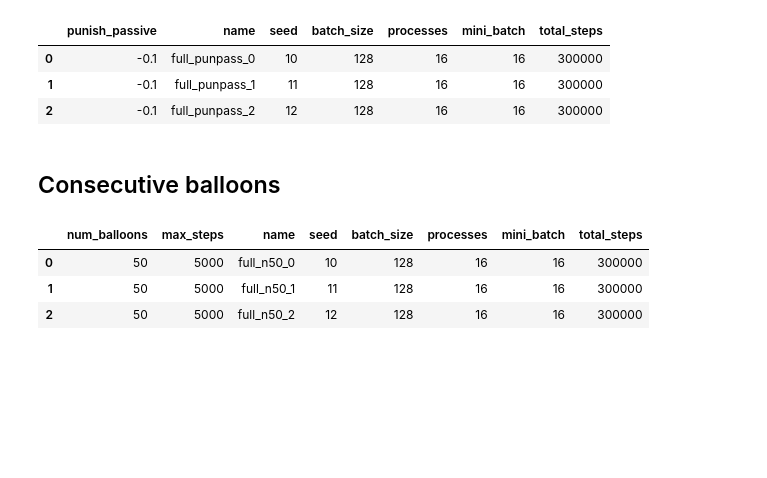
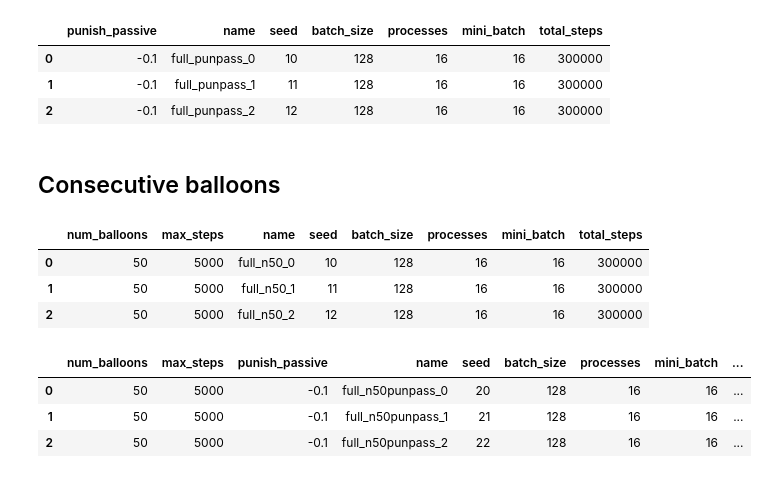
Before and after one commit to liuandrew/bart_ppo, a Jupyter notebook: write_and_test/write_experiments.ipynb, the cells around one changed output. Drawn from its saved outputs; the diff is of its cells as text; code cells hidden in the pictures; blank space fills up the shorter version.

```diff
--- a/write_and_test/write_experiments.ipynb
+++ b/write_and_test/write_experiments.ipynb
@@ -2951,3 +2951,58 @@ pd.DataFrame(rows)
 | 0 | 50 | 5000 | full_n50_0 | 10 | 128 | 16 | 16 | 300000 |
 | 1 | 50 | 5000 | full_n50_1 | 11 | 128 | 16 | 16 | 300000 |
 | 2 | 50 | 5000 | full_n50_2 | 12 | 128 | 16 | 16 | 300000 |
+# %%
+colors = 3
+num_trials = 3
+rows = []
+
+for t in range(num_trials):
+    exp_name = f'full_n50punpass_{t}'
+    env_kwargs = {'num_balloons': 50, 'max_steps': 5000,
+                  'punish_passive': -0.1}
+    row = env_kwargs.copy()
+    seed = 2*10+t
+    row['name'] = exp_name
+    row['seed'] = seed
+
+    rows.append(row)
+    config = {
+        'exp_name': exp_name,
+        'save_name': exp_name,
+        'num_env_steps': 300000,
+        'env_name': 'BartEnv-v0',
+        'algo': 'ppo',
+        'num_mini_batch': 16,
+        'num_processes': 16,
+        'num_steps': 128,
+
+        'checkpoint_interval': 10,
+        'ep_verbosity': 100,
+        'save_dir': 'full',
+
+        'seed': seed,
+        'no_cuda': True,
+        'env_kwargs': env_kwargs,
+
+        'nn_base': 'DelayedRNNPPO',
+        'nn_base_kwargs': {'hidden_size': 64,},
+    }
+    # for k, v in variation['config'].items():
+    #     config[k] = v
+
+    row['name'] = config['exp_name']
+    row['batch_size'] = config['num_steps']
+    row['seed'] = config['seed']
+    row['processes'] = config['num_processes']
+    row['mini_batch'] = config['num_mini_batch']
+    row['total_steps'] = config['num_env_steps']
+    # row['recurrent'] = config['nn_base_kwargs']['recurrent']
+    pickle.dump(config, open('../experiment_configs/' + exp_name, 'wb'))
+
+
+pd.DataFrame(rows)
+# %% [output]
+|  | num_balloons | max_steps | punish_passive | name | seed | batch_size | processes | mini_batch | ... |
+| 0 | 50 | 5000 | -0.1 | full_n50punpass_0 | 20 | 128 | 16 | 16 | ... |
+| 1 | 50 | 5000 | -0.1 | full_n50punpass_1 | 21 | 128 | 16 | 16 | ... |
+| 2 | 50 | 5000 | -0.1 | full_n50punpass_2 | 22 | 128 | 16 | 16 | ... |
```
Also changed, not shown: parts of 1 cell of this notebook, 4 other files.
